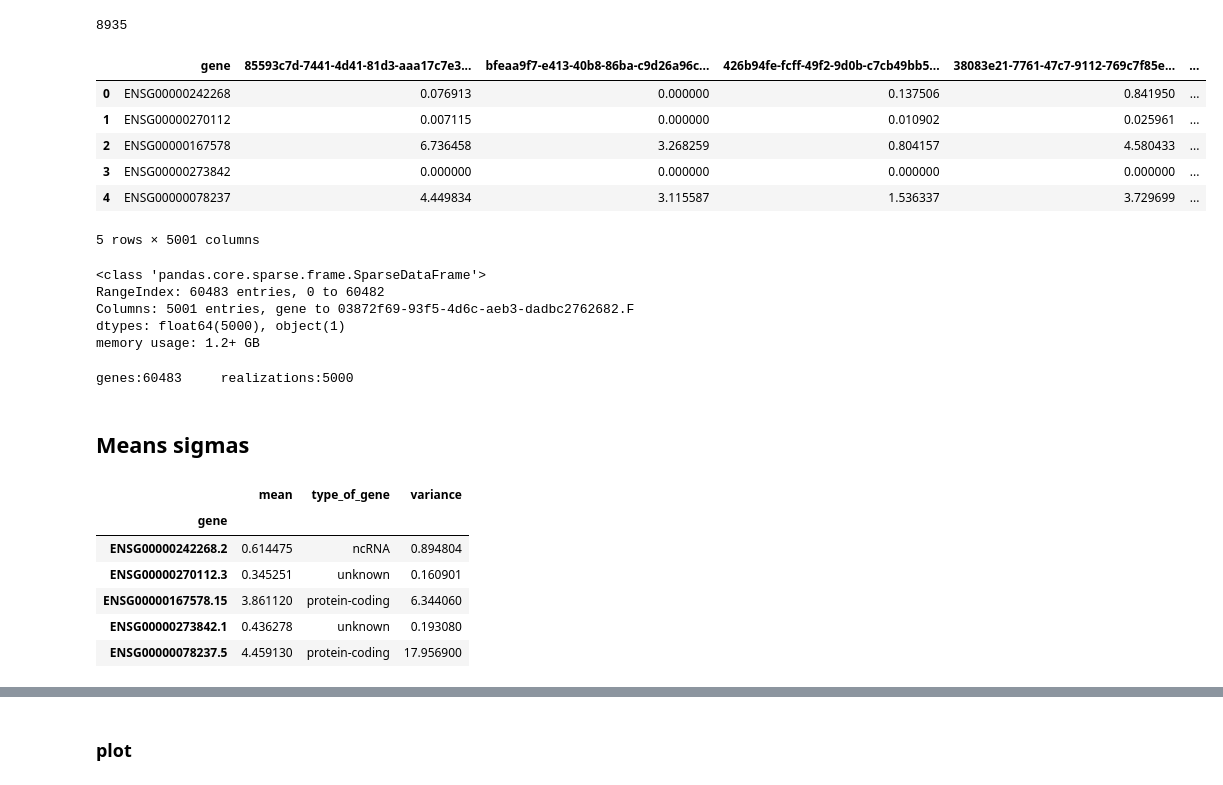
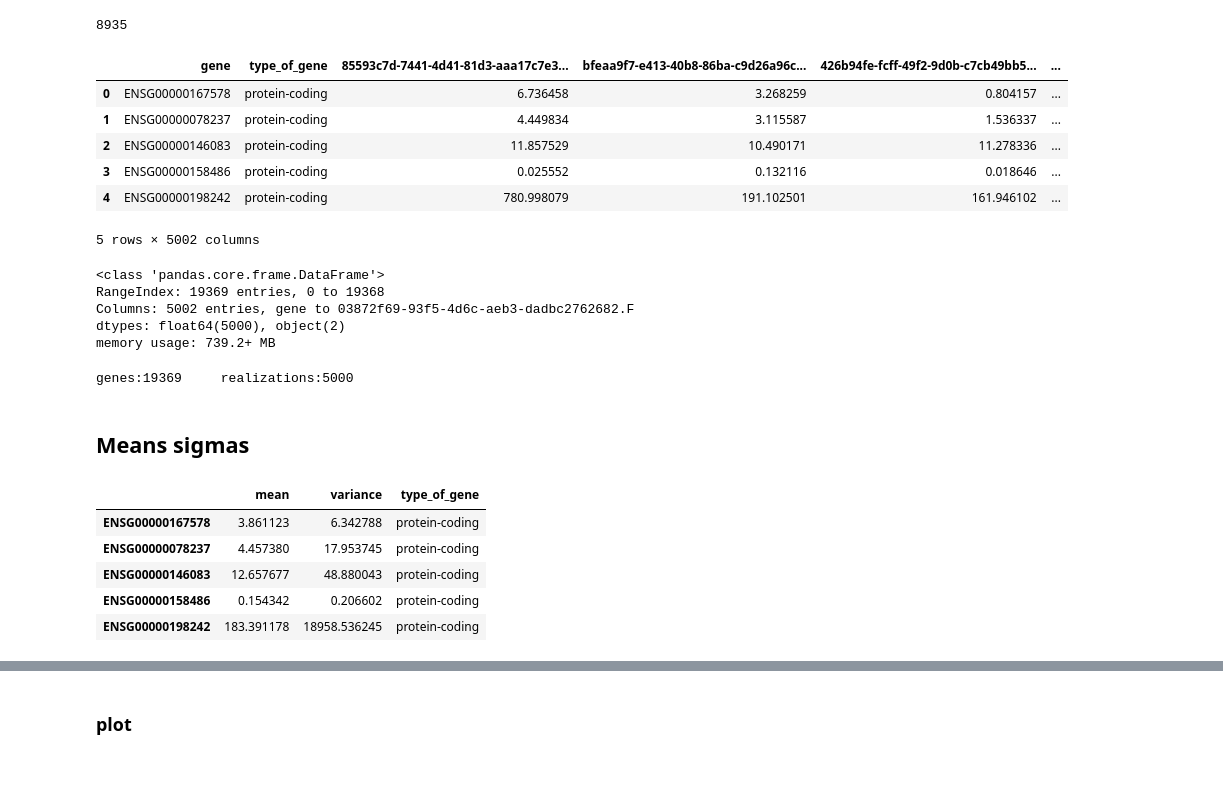
Before and after one commit to fvalle1/master_thesis, a Jupyter notebook: TableAnalyzer.ipynb, the cells around one changed output, grey strips where cells are left out. Cells and saved outputs as stored; diff of their text form; code cells hidden in the pictures.

```diff
--- a/TableAnalyzer.ipynb
+++ b/TableAnalyzer.ipynb
@@ -28,28 +23,28 @@ len(dirs)
 # %%
 df = pd.read_csv(("%s/mainTable.csv"%working_dir))
 genes = np.array([gene[:15] for gene in df.loc[:,'gene'].values])
 df['gene'] = genes
-df = df.to_sparse(fill_value=0.)
+#df = df.to_sparse(fill_value=0.)
 df.head()
 # %% [output]
-|  | gene | 85593c7d-7441-4d41-81d3-aaa17c7e3... | bfeaa9f7-e413-40b8-86ba-c9d26a96c... | 426b94fe-fcff-49f2-9d0b-c7cb49bb5... | 38083e21-7761-47c7-9112-769c7f85e... | ... |
-| 0 | ENSG00000242268 | 0.076913 | 0.000000 | 0.137506 | 0.841950 | ... |
-| 1 | ENSG00000270112 | 0.007115 | 0.000000 | 0.010902 | 0.025961 | ... |
-| 2 | ENSG00000167578 | 6.736458 | 3.268259 | 0.804157 | 4.580433 | ... |
-| 3 | ENSG00000273842 | 0.000000 | 0.000000 | 0.000000 | 0.000000 | ... |
-| 4 | ENSG00000078237 | 4.449834 | 3.115587 | 1.536337 | 3.729699 | ... |
+|  | gene | type_of_gene | 85593c7d-7441-4d41-81d3-aaa17c7e3... | bfeaa9f7-e413-40b8-86ba-c9d26a96c... | 426b94fe-fcff-49f2-9d0b-c7cb49bb5... | ... |
+| 0 | ENSG00000167578 | protein-coding | 6.736458 | 3.268259 | 0.804157 | ... |
+| 1 | ENSG00000078237 | protein-coding | 4.449834 | 3.115587 | 1.536337 | ... |
+| 2 | ENSG00000146083 | protein-coding | 11.857529 | 10.490171 | 11.278336 | ... |
+| 3 | ENSG00000158486 | protein-coding | 0.025552 | 0.132116 | 0.018646 | ... |
+| 4 | ENSG00000198242 | protein-coding | 780.998079 | 191.102501 | 161.946102 | ... |
-5 rows × 5001 columns
+5 rows × 5002 columns
 # %%
 df.info()
 # %% [output]
-<class 'pandas.core.sparse.frame.SparseDataFrame'>
-RangeIndex: 60483 entries, 0 to 60482
-Columns: 5001 entries, gene to 03872f69-93f5-4d6c-aeb3-dadbc2762682.F
-dtypes: float64(5000), object(1)
-memory usage: 1.2+ GB
+<class 'pandas.core.frame.DataFrame'>
+RangeIndex: 19369 entries, 0 to 19368
+Columns: 5002 entries, gene to 03872f69-93f5-4d6c-aeb3-dadbc2762682.F
+dtypes: float64(5000), object(2)
+memory usage: 739.2+ MB
 # %%
 ngenes = len(df['gene'])
-nfiles = len(df.loc[0,:])-1
+nfiles = len(df.loc[0,:])-2
 print("genes:%d\trealizations:%d"%(ngenes,nfiles))
 # %% [output]
-genes:60483     realizations:5000
+genes:19369     realizations:5000
@@ -57,15 +56,15 @@ genes:60483     realizations:5000
 ## Means sigmas
 # %%
 df_mv = pd.read_csv("meanVariances.csv", index_col = [0])
+df_mv = df_mv.loc[df_mv['type_of_gene']=='protein-coding']
 df_mv.head()
 # %% [output]
-|  | mean | type_of_gene | variance |
-| gene |  |  |  |
-| ENSG00000242268.2 | 0.614475 | ncRNA | 0.894804 |
-| ENSG00000270112.3 | 0.345251 | unknown | 0.160901 |
-| ENSG00000167578.15 | 3.861120 | protein-coding | 6.344060 |
-| ENSG00000273842.1 | 0.436278 | unknown | 0.193080 |
-| ENSG00000078237.5 | 4.459130 | protein-coding | 17.956900 |
+|  | mean | variance | type_of_gene |
+| ENSG00000167578 | 3.861123 | 6.342788 | protein-coding |
+| ENSG00000078237 | 4.457380 | 17.953745 | protein-coding |
+| ENSG00000146083 | 12.657677 | 48.880043 | protein-coding |
+| ENSG00000158486 | 0.154342 | 0.206602 | protein-coding |
+| ENSG00000198242 | 183.391178 | 18958.536245 | protein-coding |
 # %%
 means = df_mv['mean'].values
 variances = df_mv['variance'].values
```
Also changed, not shown: parts of 24 cells of this notebook, 7 other files.
